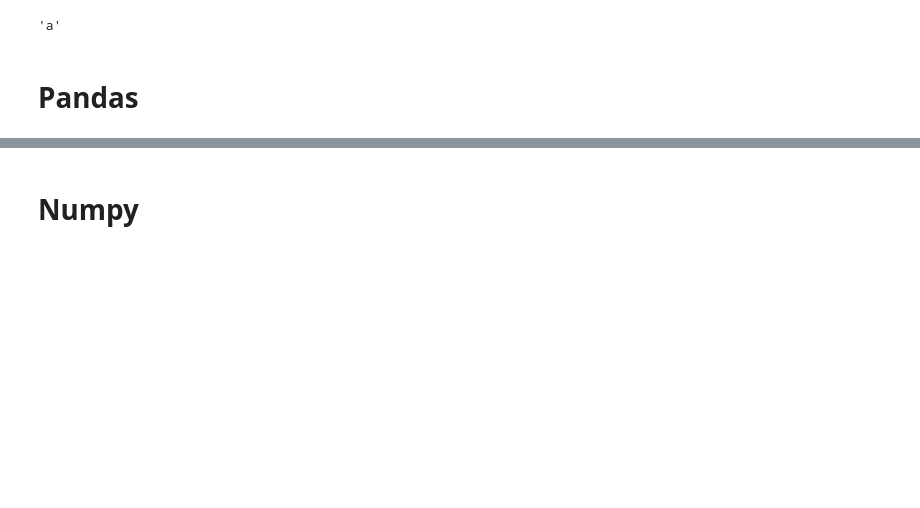
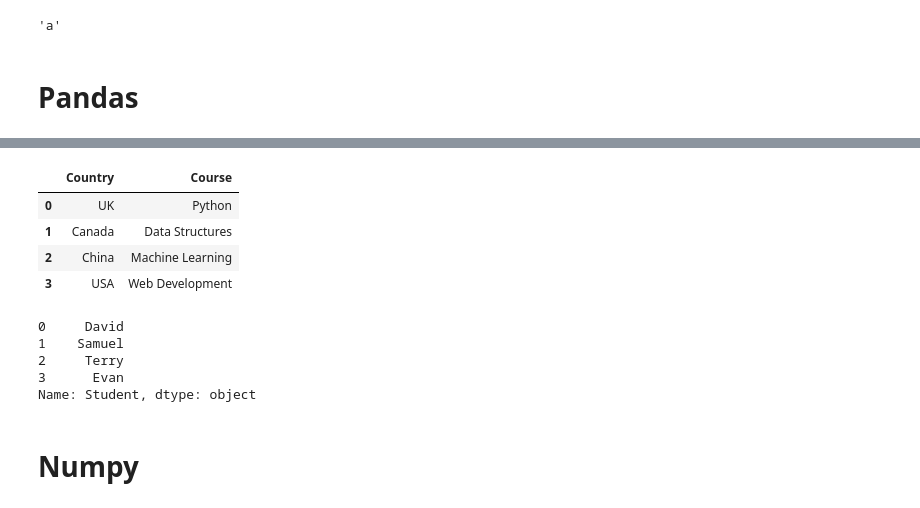
Before and after one commit to lucienadvornik/python_for_ds, a Jupyter notebook: module4.ipynb, the cells around one changed output, grey strips where cells are left out. Saved outputs shown, nothing was run; the diff lists cells and outputs as text; code cells hidden in the pictures; blank space fills up the shorter version.

```diff
--- a/module4.ipynb
+++ b/module4.ipynb
@@ -113,3 +255,21 @@ FileNotFoundError: [Errno 2] No such file or directory: 'file1.csv'
+# %%
+c = df1[['Country','Course']]
+c
+# %% [output]
+|  | Country | Course |
+| 0 | UK | Python |
+| 1 | Canada | Data Structures |
+| 2 | China | Machine Learning |
+| 3 | USA | Web Development |
+# %%
+x = df1['Student']
+x
+# %% [output]
+0     David
+1    Samuel
+2     Terry
+3      Evan
+Name: Student, dtype: object
 # %% [markdown]
 # Numpy
 # %% [markdown]
```
Also changed, not shown: parts of 23 cells of this notebook, 1 other file.
